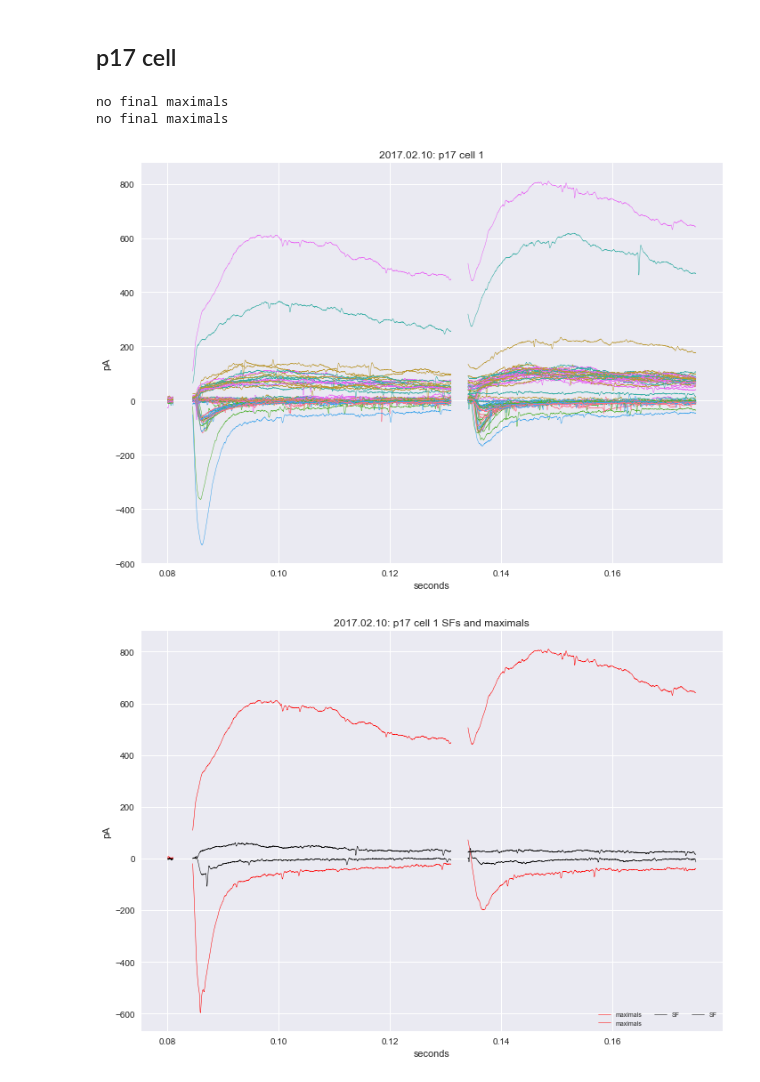
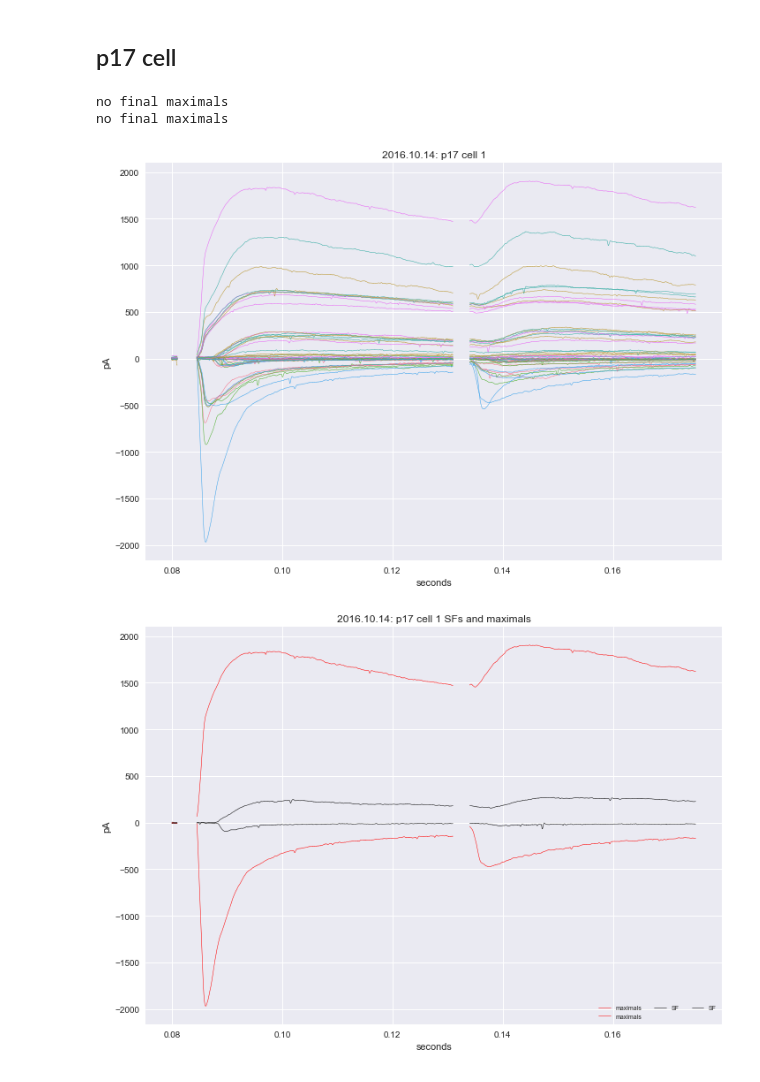
Before and after one commit to yuwie10/ephysAnalysis, a Jupyter notebook: plot_cells_template.ipynb, the cells around one changed output. Saved outputs shown, nothing was run; the diff lists cells and outputs as text; code cells hidden in the pictures.

```diff
--- a/plot_cells_template.ipynb
+++ b/plot_cells_template.ipynb
@@ -100,17 +163,17 @@ inhibitory waves not present (bicuculline present)
 ## p17 cell
 # %%
 #files
-file = '/Volumes/lab_data_2/2017.02.10.csv'
-excel = '/Volumes/lab_data_2/2017.02.10_Cell1.xlsx'
+file = '/Volumes/lab_data_2/2016.10.14.csv'
+excel = '/Volumes/lab_data_2/2016.10.14_Cell1.xlsx'
 
 #cell information
-date = '2017.02.10'
+date = '2016.10.14'
 age = 'p17'
 cell_num = 1
 
 plot_full_experiment(file, excel, date, age, cell_num)
 # %% [output]
 no final maximals
 no final maximals
-[figure, old version]
+[figure, new version]
-[figure, old version]
+[figure, new version]
```
Also changed, not shown: parts of 10 cells of this notebook, 4 other files.
